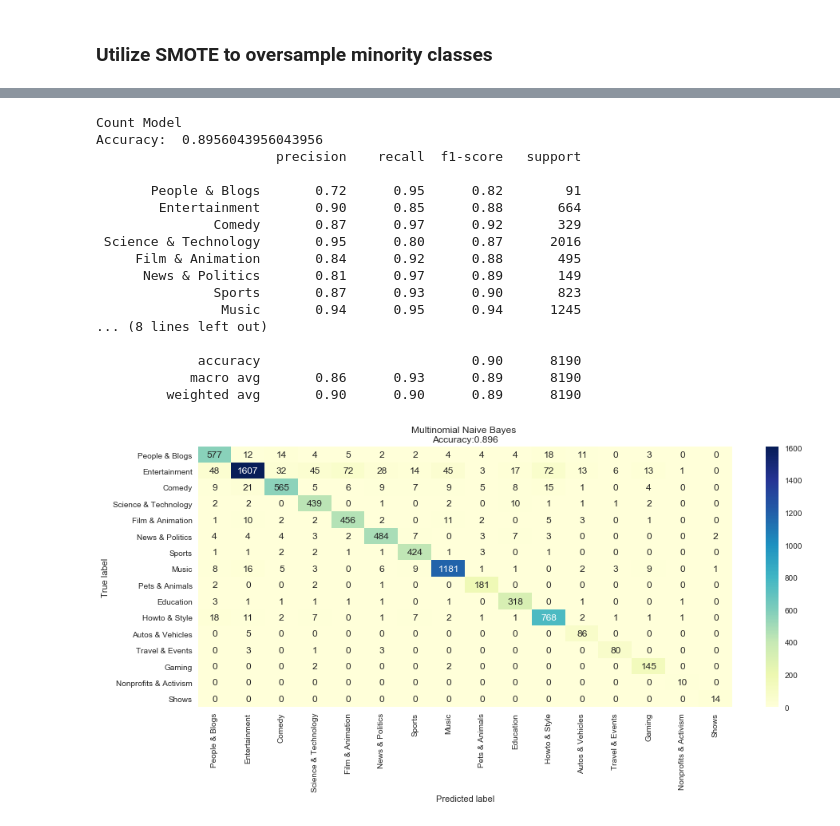
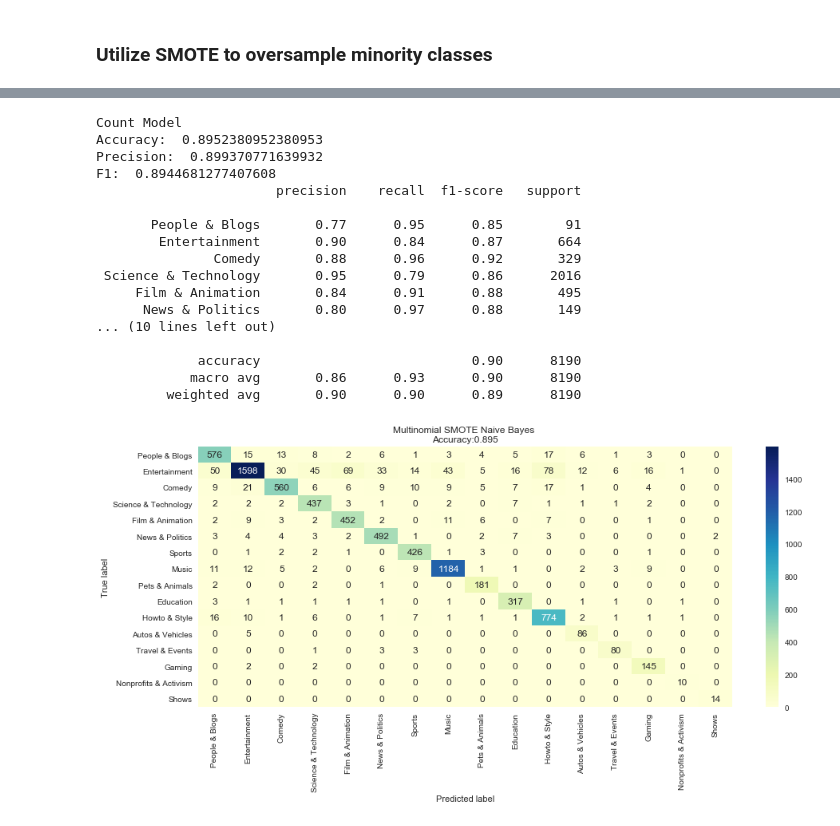
Before and after one commit to loc-vu/yt-trends, a Jupyter notebook: Naive Bayes Model.ipynb, the cells around one changed output, grey strips where cells are left out. Cells and saved outputs as stored; diff of their text form; code cells hidden in the pictures.

Commit message:
added separate score reports

```diff
--- a/Naive Bayes Model.ipynb
+++ b/Naive Bayes Model.ipynb
@@ -164,37 +173,39 @@ clf_count.fit(x_train_smote, y_train_smote)
 pred_count_smote = clf_count.predict(test_count_vector)
 print("Count Model")
 print("Accuracy: ", accuracy_score(y_test, pred_count_smote))
+print("Precision: ", metrics.precision_score(y_test, pred_count_smote, average='weighted'))
+print("F1: ", metrics.f1_score(y_test, pred_count_smote, average='weighted'))
 print(metrics.classification_report(y_test, pred_count_smote, target_names=target_names))
 # %% [output]
 Count Model
-Accuracy:  0.8956043956043956
+Accuracy:  0.8952380952380953
+Precision:  0.899370771639932
+F1:  0.8944681277407608
                        precision    recall  f1-score   support
 
-       People & Blogs       0.72      0.95      0.82        91
-        Entertainment       0.90      0.85      0.88       664
-               Comedy       0.87      0.97      0.92       329
- Science & Technology       0.95      0.80      0.87      2016
-     Film & Animation       0.84      0.92      0.88       495
-      News & Politics       0.81      0.97      0.89       149
-               Sports       0.87      0.93      0.90       823
-                Music       0.94      0.95      0.94      1245
-... (8 lines left out)
+       People & Blogs       0.77      0.95      0.85        91
+        Entertainment       0.90      0.84      0.87       664
+               Comedy       0.88      0.96      0.92       329
+ Science & Technology       0.95      0.79      0.86      2016
+     Film & Animation       0.84      0.91      0.88       495
+      News & Politics       0.80      0.97      0.88       149
+... (10 lines left out)
 
              accuracy                           0.90      8190
-            macro avg       0.86      0.93      0.89      8190
+            macro avg       0.86      0.93      0.90      8190
          weighted avg       0.90      0.90      0.89      8190
 # %%
 conf_matrix = confusion_matrix(y_test, pred_count_smote, labels=target_names)
 conf_df = pd.DataFrame(conf_matrix, index=target_names, columns=target_names)
 
 plt.figure(figsize=(15,6))
 sns.heatmap(conf_df, cmap='YlGnBu', annot=True, fmt='d')
-plt.title('Multinomial Naive Bayes \nAccuracy:{0:.3f}'.format(accuracy_score(y_test, pred_count_smote)))
+plt.title('Multinomial SMOTE Naive Bayes \nAccuracy:{0:.3f}'.format(accuracy_score(y_test, pred_count_smote)))
 plt.ylabel('True label')
 plt.xlabel('Predicted label')
 plt.show()
 # %% [output]
-[figure, old version]
+[figure, new version]
 # %%
 bern_count = BernoulliNB()
 bern_count.fit(train_count_vector, y_train)
```
Also changed, not shown: parts of 5 cells of this notebook.
